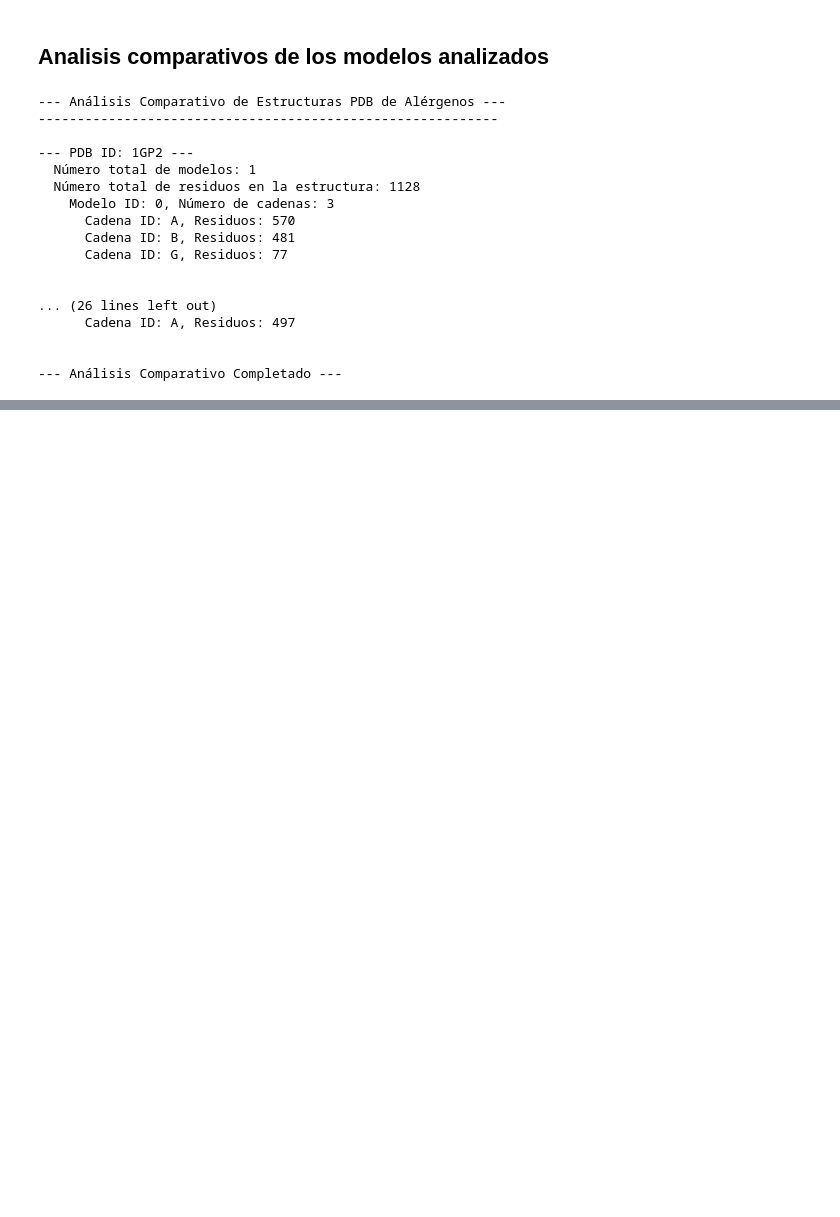
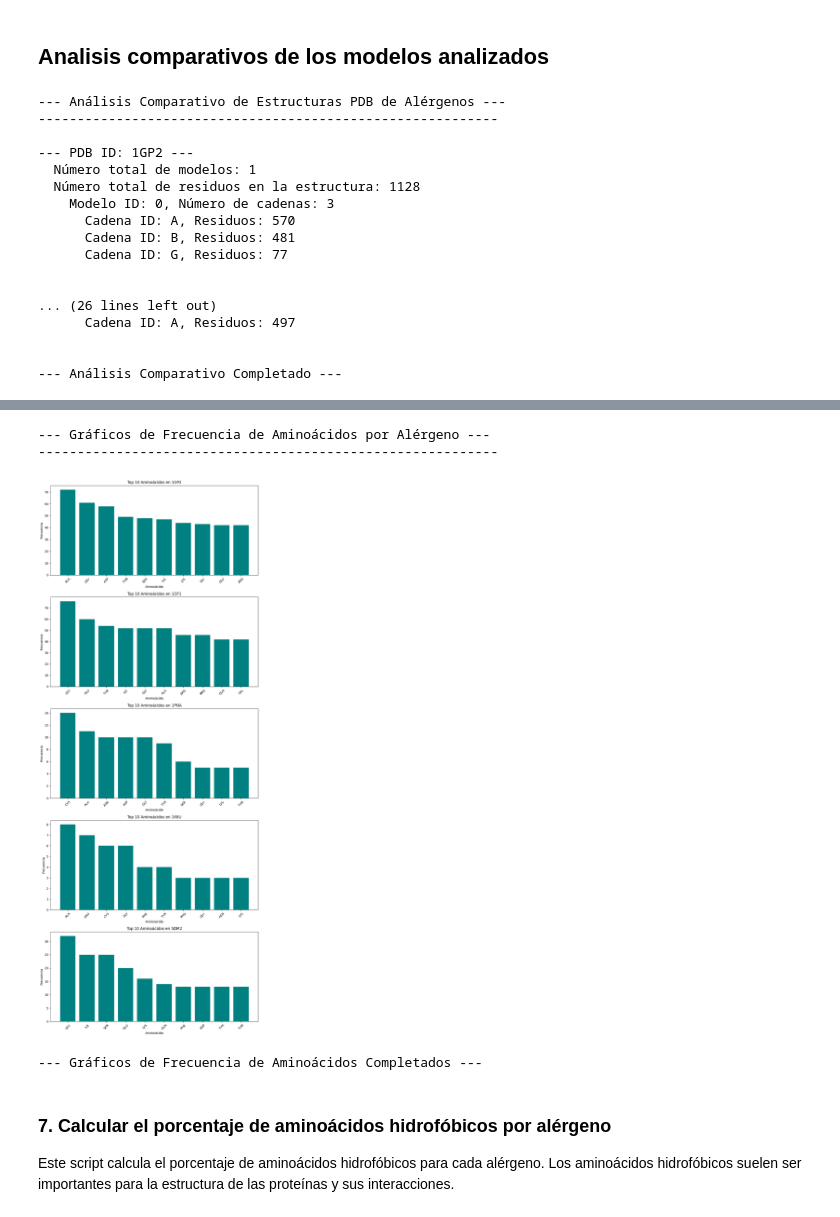
Before and after one commit to AngelTroncoso/Alergias, a Jupyter notebook: 01_Análisis_de_Estructuras_PDB.ipynb, the cells around one changed output, grey strips where cells are left out. Cells and saved outputs as stored; diff of their text form; code cells hidden in the pictures; blank space fills up the shorter version.

```diff
--- a/01_Análisis_de_Estructuras_PDB.ipynb
+++ b/01_Análisis_de_Estructuras_PDB.ipynb
@@ -415,0 +503,45 @@ print("--- Análisis Comparativo Completado ---")
+# %%
+import matplotlib.pyplot as plt
+
+print("\n--- Gráficos de Frecuencia de Aminoácidos por Alérgeno ---")
+print("-----------------------------------------------------------\n")
+
+num_allergens = len(allergen_amino_acid_counts)
+
+# Create a figure with subplots for each allergen
+# Adjust figsize based on the number of allergens to ensure readability
+fig, axes = plt.subplots(num_allergens, 1, figsize=(10, num_allergens * 5), sharex=False)
+
+# Ensure axes is an array even if there's only one subplot
+if num_allergens == 1:
+    axes = [axes]
+
+for i, (pdb_id, counts) in enumerate(allergen_amino_acid_counts.items()):
+    if counts:
+        # Get the top 10 most common amino acids
+        top_aa = counts.most_common(10)
+        aa_names = [item[0] for item in top_aa]
+        aa_values = [item[1] for item in top_aa]
+
+        axes[i].bar(aa_names, aa_values, color='teal')
+        axes[i].set_title(f'Top 10 Aminoácidos en {pdb_id}')
+        axes[i].set_xlabel('Aminoácido')
+        axes[i].set_ylabel('Frecuencia')
+        axes[i].tick_params(axis='x', rotation=45)
+    else:
+        axes[i].set_title(f'No se encontraron aminoácidos estándar para {pdb_id}')
+        axes[i].text(0.5, 0.5, 'No data', horizontalalignment='center', verticalalignment='center', transform=axes[i].transAxes)
+
+plt.tight_layout() # Adjust layout to prevent overlapping titles/labels
+plt.show()
+
+print("\n--- Gráficos de Frecuencia de Aminoácidos Completados ---")
+# %% [output]
+--- Gráficos de Frecuencia de Aminoácidos por Alérgeno ---
+-----------------------------------------------------------
+[figure, added]
+--- Gráficos de Frecuencia de Aminoácidos Completados ---
+# %% [markdown]
+### 7. Calcular el porcentaje de aminoácidos hidrofóbicos por alérgeno
+
+Este script calcula el porcentaje de aminoácidos hidrofóbicos para cada alérgeno. Los aminoácidos hidrofóbicos suelen ser importantes para la estructura de las proteínas y sus interacciones.
```
Also changed, not shown: parts of 10 cells of this notebook.
